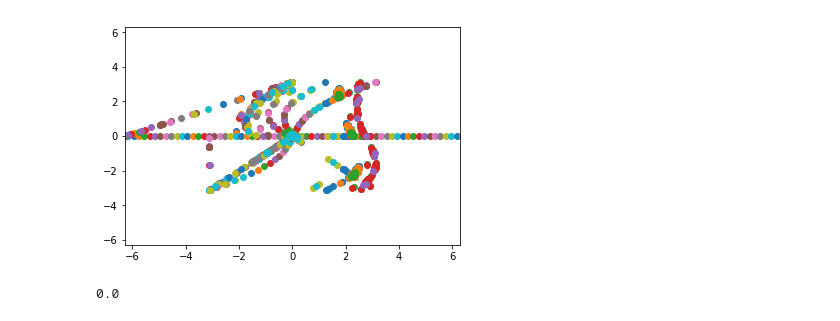
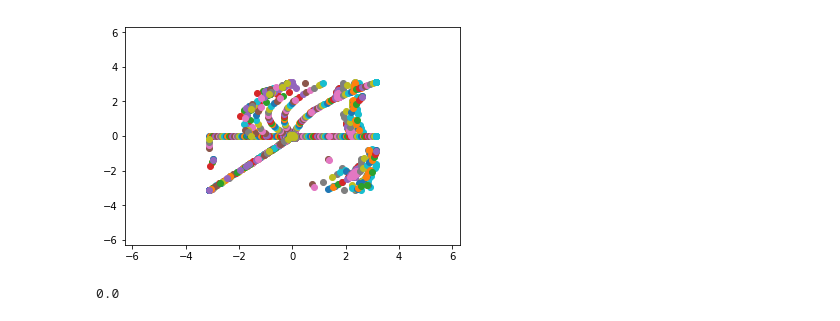
Before and after one commit to abrahamca1998/Numerical-Methods-for-DS, a Jupyter notebook: Untitled.ipynb, the cells around one changed output. Cells and saved outputs as stored; diff of their text form; code cells hidden in the pictures.

```diff
--- a/Untitled.ipynb
+++ b/Untitled.ipynb
@@ -6,15 +6,42 @@ import pandas as pd
 # %%
 x_vec=[]
 y_vec=[]
+def normalize_point(point):
+    normalized_point=[]
+    normalized_point.append(0)
+    normalized_point.append(0)
+    if point[0]<0:
+        normalized_point[0]=-np.mod(np.abs(point[0]),2*np.pi)
+        if normalized_point[0]<(-np.pi):
+            normalized_point[0]+=normalized_point[0]+2*np.pi
+    if point[1]<0:
+        normalized_point[1]=-np.mod(np.abs(point[0]),2*np.pi)
+        if normalized_point[1]<(-np.pi):
+            normalized_point[1]+=2*np.pi
+    if point[0]>=0:
+        normalized_point[0]=np.mod(np.abs(point[0]),2*np.pi)
+        if normalized_point[0]>(np.pi):
+            normalized_point[0]-=2*np.pi
+    if point[1]>=0:
+        normalized_point[1]=np.mod(np.abs(point[1]),2*np.pi)
+        if normalized_point[1]>(np.pi):
+            normalized_point[1]-=2*np.pi
+
+    return normalized_point
 def system(a,initialconditions,iterations):
+    x_vec=[]
+    y_vec=[]
     xo=initialconditions[0]
     yo=initialconditions[1]
     x_vec.append(xo)
     y_vec.append(yo)
     for i in range(iterations):
+
         x=xo+a*np.sin(xo+yo)
         y=xo+yo
+
         x,y=normalize_point([x,y])
+
 
         x_vec.append(x)
         y_vec.append(y)
@@ -27,0 +57,10 @@ def system(a,initialconditions,iterations):
+# %%
+a=-0.7
+initialconditions=(2.15,0)
+iterations=500
+x_vec=[]
+y_vec=[]
+x_vec,y_vec=system(a,initialconditions,iterations)
+plt.xlim(-2*np.pi,2*np.pi)
+plt.ylim(-2*np.pi,2*np.pi)
+plt.scatter(x_vec,y_vec)
@@ -28,23 +70,23 @@ def system(a,initialconditions,iterations):
 # %%
-xmin=-10
-xmax=10
+xmin=-np.pi
+xmax=np.pi
 a=-0.7
 iterations=500
 NP=100
 initialconditionsx=np.linspace(xmin,xmax,NP)
 plt.figure()
 for i in range(NP):
     initialconditions=[initialconditionsx[i],0]
     x_vec=[]
     y_vec=[]
     x_vec,y_vec=system(a,initialconditions,iterations)
 
     plt.scatter(x_vec,y_vec)
     plt.xlim(-2*np.pi,2*np.pi)
     plt.ylim(-2*np.pi,2*np.pi)
 plt.show()
 # %% [output]
-[figure, old version]
+[figure, new version]
 # %%
 yvec=np.floor((1*np.pi)/(2*np.pi))
 # %%
```
Also changed, not shown: parts of 6 cells of this notebook, 4 other files.
